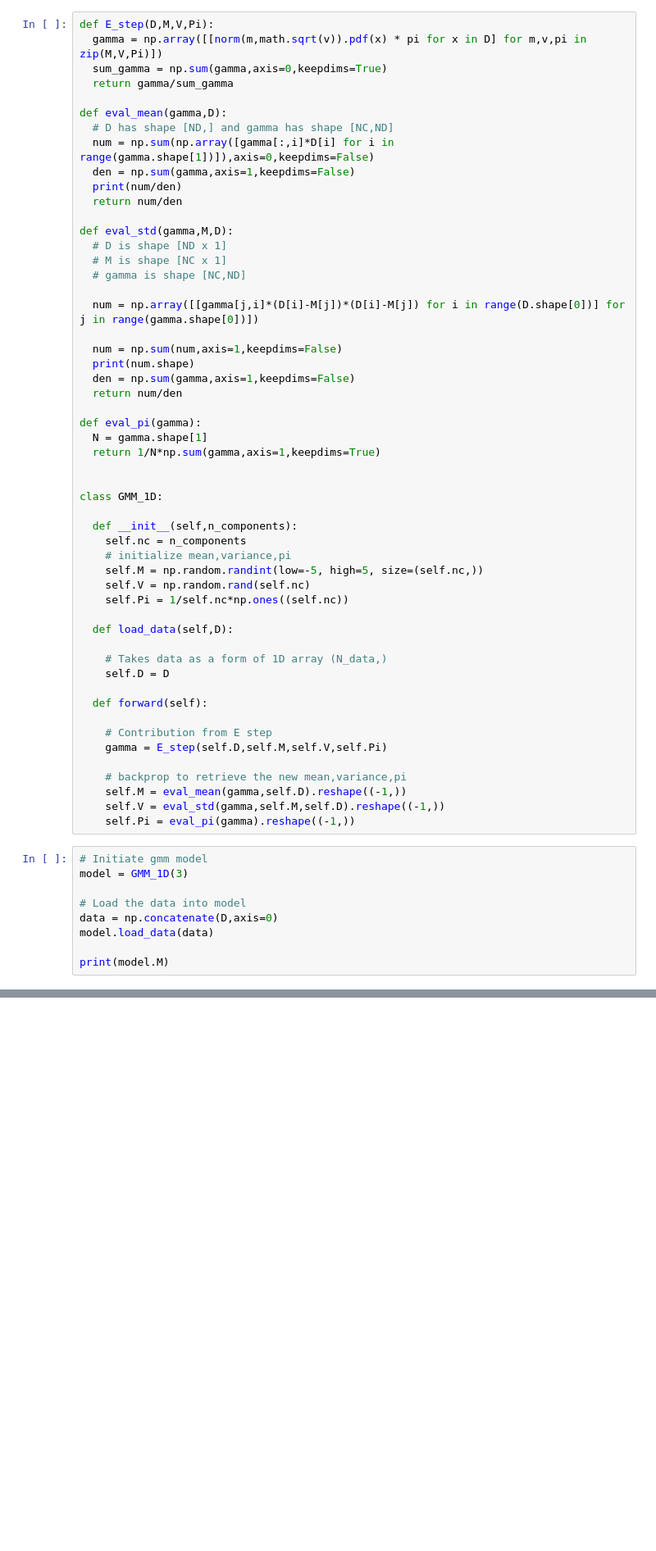
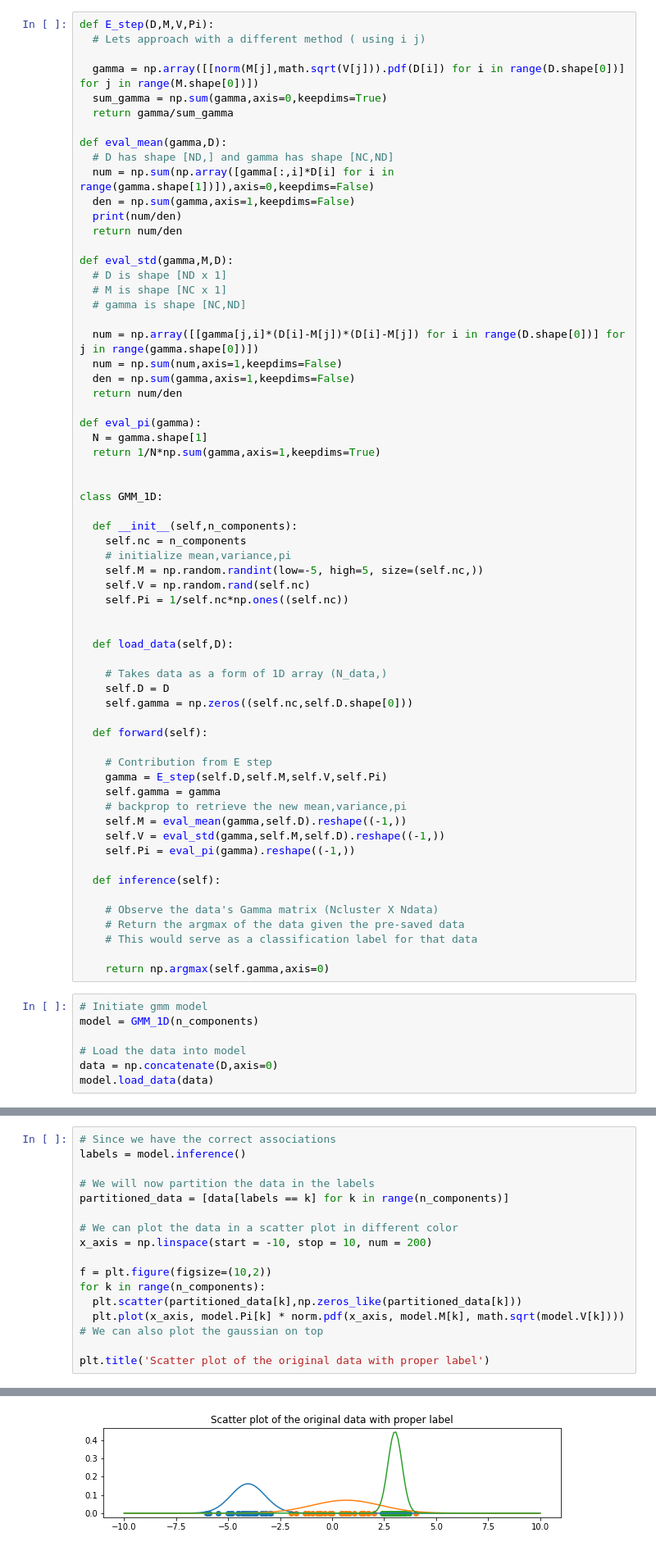
Before and after one commit to masa512/PCA, a Jupyter notebook: GMM_1D.ipynb, the cells around one changed output, grey strips where cells are left out. Shown at 82% size. Drawn from its saved outputs; the diff is of its cells as text; blank space fills up the shorter version.

```diff
--- a/GMM_1D.ipynb
+++ b/GMM_1D.ipynb
@@ -52,7 +50,9 @@ Text(0.5, 1.0, 'Scatter plot of the original data with proper label')
 # Part 2 : GMM modeling sequence
 # %%
 def E_step(D,M,V,Pi):
-  gamma = np.array([[norm(m,math.sqrt(v)).pdf(x) * pi for x in D] for m,v,pi in zip(M,V,Pi)])
+  # Lets approach with a different method ( using i j)
+
+  gamma = np.array([[norm(M[j],math.sqrt(V[j])).pdf(D[i]) for i in range(D.shape[0])] for j in range(M.shape[0])])
   sum_gamma = np.sum(gamma,axis=0,keepdims=True)
   return gamma/sum_gamma
 
@@ -69,9 +69,7 @@ def eval_std(gamma,M,D):
   # gamma is shape [NC,ND]
 
   num = np.array([[gamma[j,i]*(D[i]-M[j])*(D[i]-M[j]) for i in range(D.shape[0])] for j in range(gamma.shape[0])])
-
   num = np.sum(num,axis=1,keepdims=False)
-  print(num.shape)
   den = np.sum(gamma,axis=1,keepdims=False)
   return num/den
 
@@ -89,26 +87,34 @@ class GMM_1D:
     self.V = np.random.rand(self.nc)
     self.Pi = 1/self.nc*np.ones((self.nc))
 
+
   def load_data(self,D):
 
     # Takes data as a form of 1D array (N_data,)
     self.D = D
+    self.gamma = np.zeros((self.nc,self.D.shape[0]))
 
   def forward(self):
 
     # Contribution from E step
     gamma = E_step(self.D,self.M,self.V,self.Pi)
-
+    self.gamma = gamma
     # backprop to retrieve the new mean,variance,pi
     self.M = eval_mean(gamma,self.D).reshape((-1,))
     self.V = eval_std(gamma,self.M,self.D).reshape((-1,))
     self.Pi = eval_pi(gamma).reshape((-1,))
+
+  def inference(self):
+
+    # Observe the data's Gamma matrix (Ncluster X Ndata)
+    # Return the argmax of the data given the pre-saved data
+    # This would serve as a classification label for that data
+
+    return np.argmax(self.gamma,axis=0)
 # %%
 # Initiate gmm model
-model = GMM_1D(3)
+model = GMM_1D(n_components)
 
 # Load the data into model
 data = np.concatenate(D,axis=0)
 model.load_data(data)
-
-print(model.M)
@@ -122,0 +145,18 @@ model.forward()
+# %%
+# Since we have the correct associations
+labels = model.inference()
+
+# We will now partition the data in the labels
+partitioned_data = [data[labels == k] for k in range(n_components)]
+
+# We can plot the data in a scatter plot in different color
+x_axis = np.linspace(start = -10, stop = 10, num = 200)
+
+f = plt.figure(figsize=(10,2))
+for k in range(n_components):
+  plt.scatter(partitioned_data[k],np.zeros_like(partitioned_data[k]))
+  plt.plot(x_axis, model.Pi[k] * norm.pdf(x_axis, model.M[k], math.sqrt(model.V[k])))
+# We can also plot the gaussian on top
+
+plt.title('Scatter plot of the original data with proper label')
+# %% [output]
@@ -122,0 +164 @@ model.forward()
+[figure, added]
```
Also changed, not shown: parts of 6 cells of this notebook.
